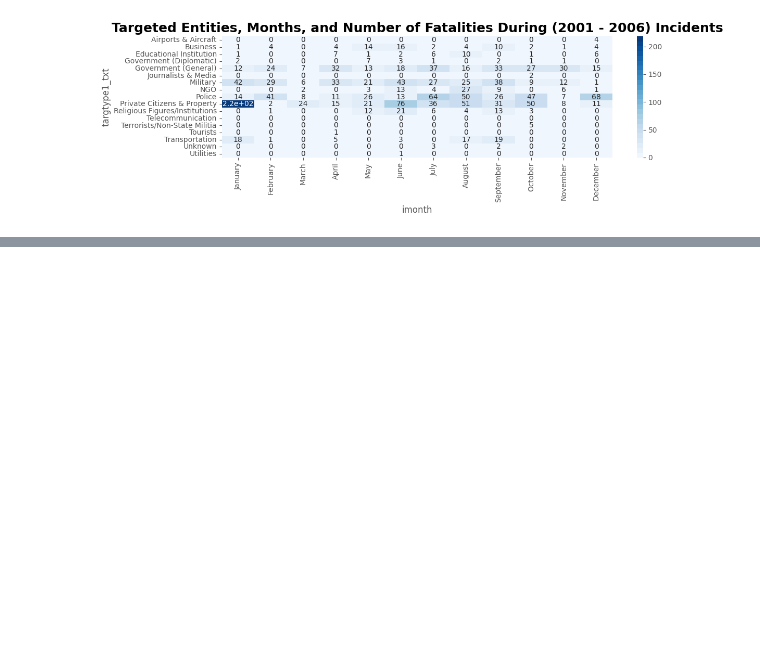
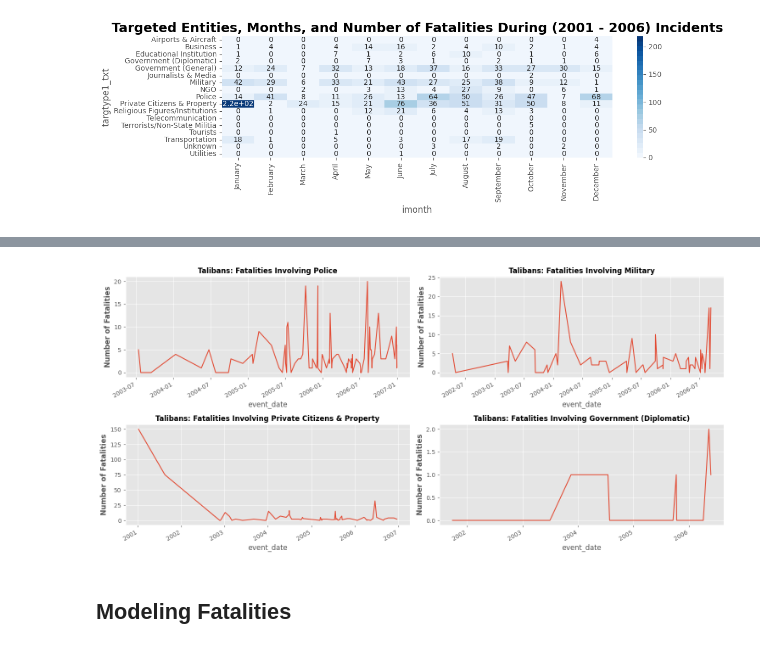
Before and after one commit to OdinProjectI/ODIN, a Jupyter notebook: WarInAfghanistan2001_2006.ipynb, the cells around one changed output, grey strips where cells are left out. Cells and saved outputs as stored; diff of their text form; code cells hidden in the pictures; blank space fills up the shorter version.

Commit message:
Explore the perpetrators in Afghanistan and number of fatalities

```diff
--- a/WarInAfghanistan2001_2006.ipynb
+++ b/WarInAfghanistan2001_2006.ipynb
@@ -124,3 +126,14 @@ salvo_df.head(5)
+# %%
+seasons: Dict = {'Summer': range(6,9),
+                 'Autumn': range(9,12),
+                 'Winter': [12,1,2],
+                 'Spring': range(3,7) }
+
+current_event: str = os.path.join(DATASET_PATH, "2001_2006_events.xlsx")
+salvo_df: 'DataFrame' = pd.read_excel(current_event)
+salvo_df['Month'] = salvo_df['event_date'].apply(lambda row: row.month_name())
+salvo_df['DayName'] = salvo_df['event_date'].apply(lambda row: row.day_name())
+salvo_df['season'] = salvo_df['imonth'].apply(lambda row: 'Summer' if row in seasons.get('Summer') else 'Autumn' if row in seasons.get('Autumn') else 'Spring' if row in seasons.get('Spring') else 'Winter')
 # %% [markdown]
 ## **Afghanistan War Timeline**
 # %%
@@ -292,0 +401,13 @@ plt.tight_layout()
+# %%
+fig = plt.figure(figsize=(15,7))
+for index, target in enumerate(['Police', 'Military', 'Private Citizens & Property', 'Government (Diplomatic)'], 1):
+    ax = fig.add_subplot(2,2,index)
+    salvo_df.query(f"gname == 'Taliban' and targtype1_txt == '{target}' ").set_index('event_date')['nkill'].interpolate().plot(ax=ax)
+    ax.set_title(f"Talibans: Fatalities Involving %s" % (target) , fontweight='bold', fontsize=12)
+    ax.set_ylabel("Number of Fatalities", fontweight='bold')
+
+plt.tight_layout()
+# %% [output]
+[figure, added]
+# %% [markdown]
+## **Modeling Fatalities**
```
Also changed, not shown: parts of 13 cells of this notebook.
